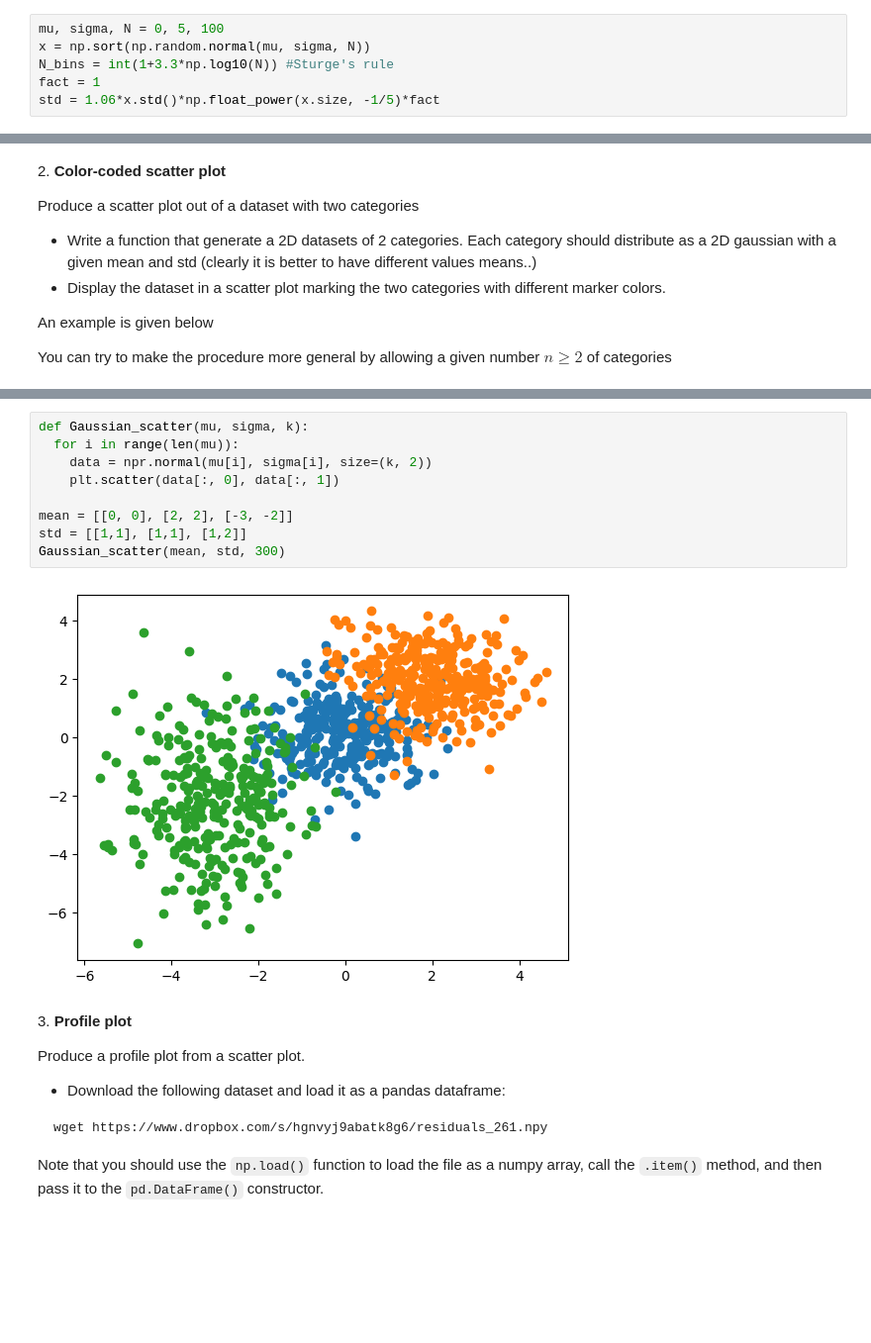
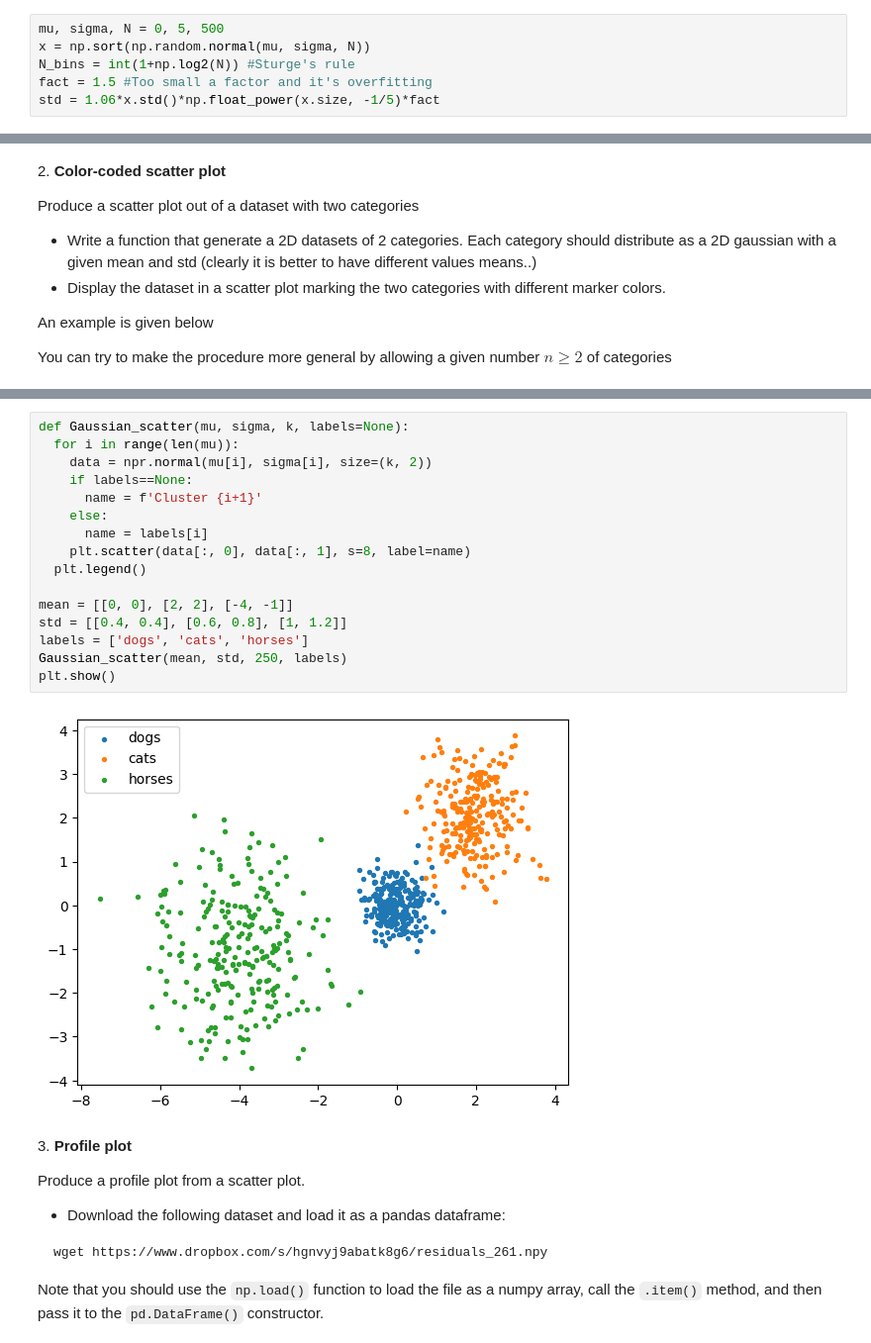
Before and after one commit to GiancarloSaran/LaboratoryOfComputationalPhysics_Y6, a Jupyter notebook: 07ex_Visualization.ipynb, the cells around one changed output, grey strips where cells are left out. Shown at 99% size. Drawn from its saved outputs; the diff is of its cells as text; blank space fills up the shorter version.

```diff
--- a/07ex_Visualization.ipynb
+++ b/07ex_Visualization.ipynb
@@ -23,10 +26,10 @@ you can use the scipy function `stats.norm()` for that.
 * In a separate plot (to be placed beside the original histogram), plot all the gaussian functions so obtained
 * Sum (with np.sum()) all the gaussian functions and normalize the result such that the integral matches the integral of the original histogram. For that you could use the `scipy.integrate.trapz()` method
 # %%
-mu, sigma, N = 0, 5, 100
+mu, sigma, N = 0, 5, 500
 x = np.sort(np.random.normal(mu, sigma, N))
-N_bins = int(1+3.3*np.log10(N)) #Sturge's rule
-fact = 1
+N_bins = int(1+np.log2(N)) #Sturge's rule
+fact = 1.5 #Too small a factor and it's overfitting
 std = 1.06*x.std()*np.float_power(x.size, -1/5)*fact
 # %%
 #Create the KDE
@@ -88,15 +76,22 @@ two_categories_scat 100%[===================>]  42.80K  --.-KB/s    in 0.001s
 [figure]
 # %%
-def Gaussian_scatter(mu, sigma, k):
+def Gaussian_scatter(mu, sigma, k, labels=None):
   for i in range(len(mu)):
     data = npr.normal(mu[i], sigma[i], size=(k, 2))
-    plt.scatter(data[:, 0], data[:, 1])
+    if labels==None:
+      name = f'Cluster {i+1}'
+    else:
+      name = labels[i]
+    plt.scatter(data[:, 0], data[:, 1], s=8, label=name)
+  plt.legend()
 
-mean = [[0, 0], [2, 2], [-3, -2]]
-std = [[1,1], [1,1], [1,2]]
-Gaussian_scatter(mean, std, 300)
+mean = [[0, 0], [2, 2], [-4, -1]]
+std = [[0.4, 0.4], [0.6, 0.8], [1, 1.2]]
+labels = ['dogs', 'cats', 'horses']
+Gaussian_scatter(mean, std, 250, labels)
+plt.show()
 # %% [output]
-[figure, old version]
+[figure, new version]
 # %% [markdown]
   3\. **Profile plot**
 
```
Also changed, not shown: parts of 10 cells of this notebook.
